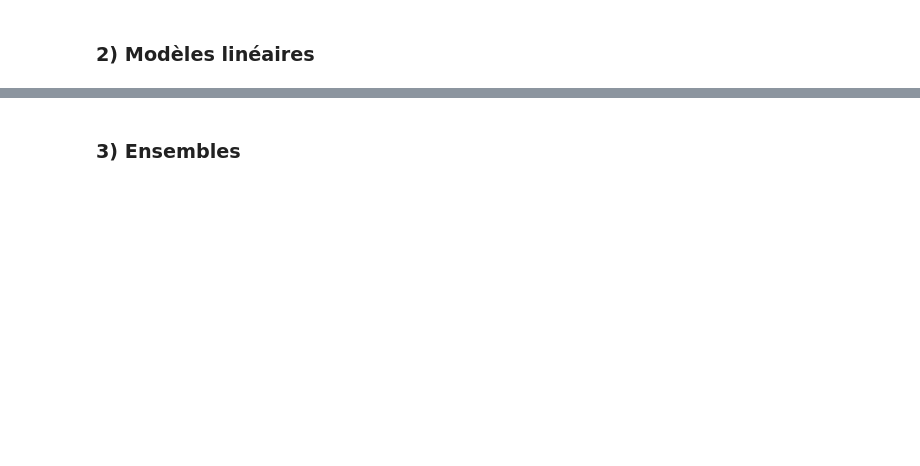
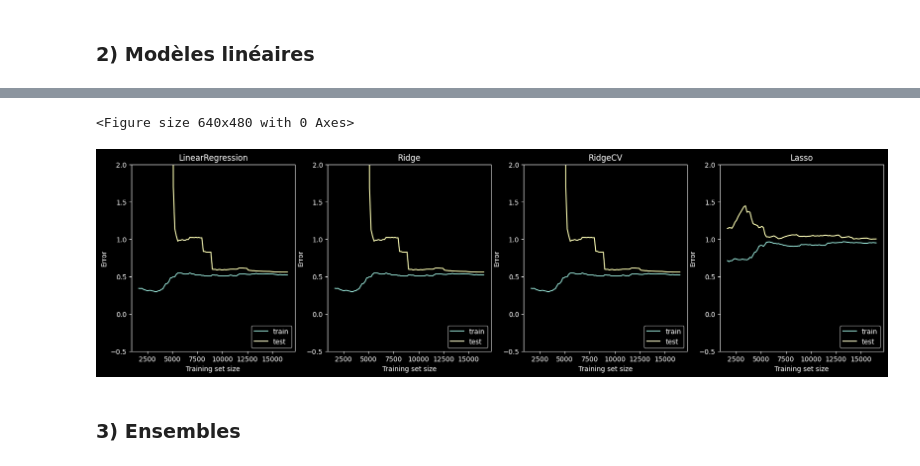
Before and after one commit to TsukiShinen/GT3_Project3, a Jupyter notebook: src/Presentation.ipynb, the cells around one changed output, grey strips where cells are left out. Drawn from its saved outputs; the diff is of its cells as text; code cells hidden in the pictures; blank space fills up the shorter version.

```diff
--- a/src/Presentation.ipynb
+++ b/src/Presentation.ipynb
@@ -183,7 +210,7 @@ modele_rf = RandomForestClassifier(
     max_samples=None,
 )
 
-modele_rf.fit(data, target)
+#modele_rf.fit(data, target)
 # %%
 #KNeighborsRegressor
 
@@ -278,34 +327,37 @@ def linear_learnings_curves(
         estimator = models[i],
         X=data,
         y=target,
         n_jobs=n_jobs,
         train_sizes=np.linspace(0.1, 1, points_amount),
         scoring="neg_mean_squared_error"
         )
 
         train_scores_mean = -np.mean(train_scores, axis=1)
         test_scores_mean = -np.mean(test_scores, axis=1)
 
         train_score_arr.append(train_scores_mean)
         test_scores_arr.append(test_scores_mean)
 
     for i in range(len(train_score_arr)):
-        graphs[i].set_ylim(0,2)
+        graphs[i].set_ylim(-0.5,2)
         graphs[i].plot(train_sizes, train_score_arr[i])
         graphs[i].plot(train_sizes, test_scores_arr[i])
         graphs[i].legend(labels=["train", "test"], loc="lower right")
 
     return plt
 
 
 #Call de la fonction
 linear_learnings_curves(
     linear_models,
     data,
     target
 )
 
 plt.show()
+# %% [output]
+<Figure size 640x480 with 0 Axes>
+[figure, added]
 # %% [markdown]
 ### 3) Ensembles
 # %%
```
Also changed, not shown: parts of 18 cells of this notebook.
